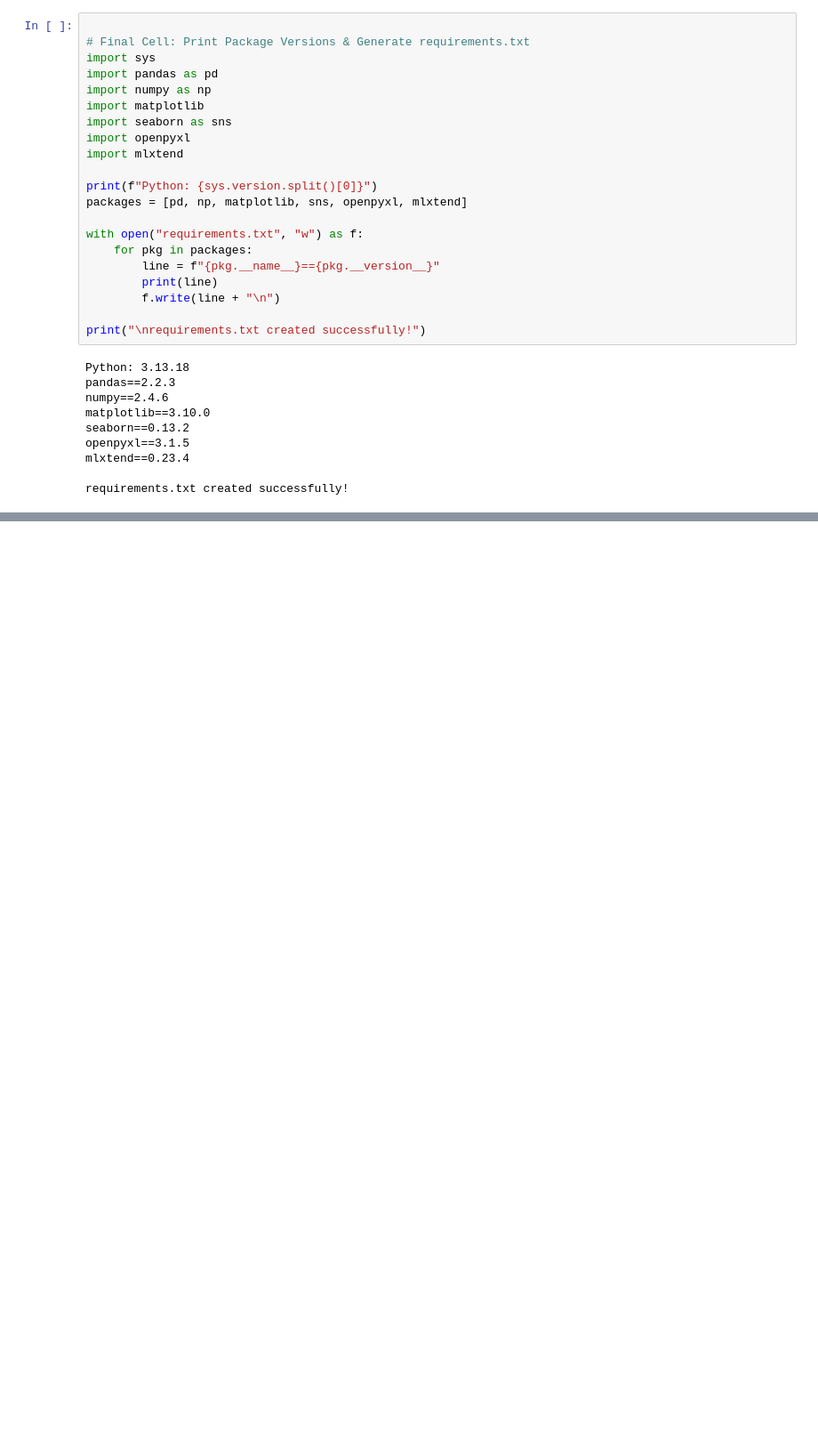
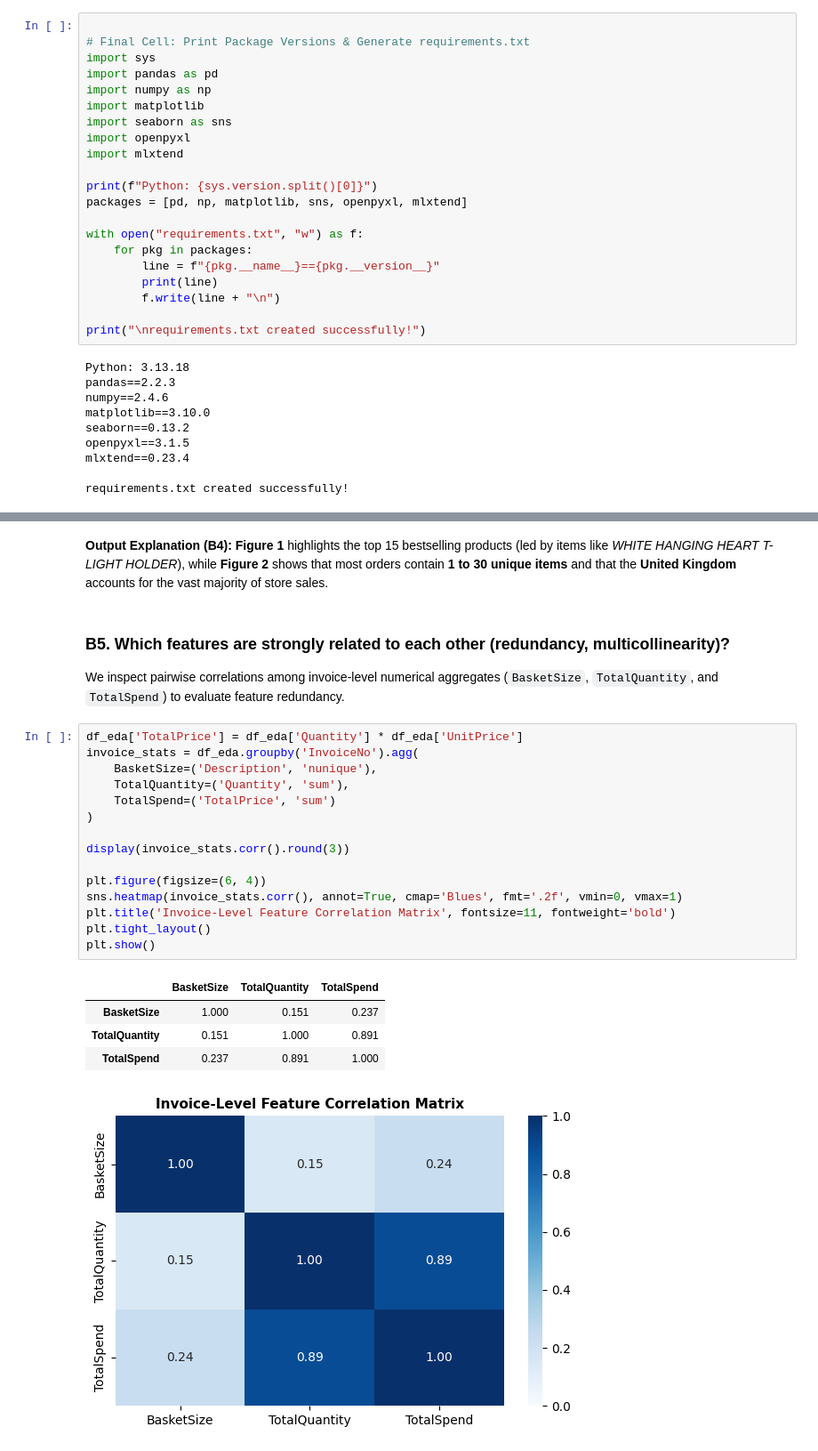
Before and after one commit to zaldybiliran/New_ML_Activities-FACILIX-, a Jupyter notebook: Facilix_ML_Project.ipynb, the cells around one changed output, grey strips where cells are left out. Shown at 89% size. Drawn from its saved outputs; the diff is of its cells as text; blank space fills up the shorter version.

```diff
--- a/Facilix_ML_Project.ipynb
+++ b/Facilix_ML_Project.ipynb
@@ -148,0 +390,26 @@ requirements.txt created successfully!
+# %% [markdown]
+**Output Explanation (B4):** **Figure 1** highlights the top 15 bestselling products (led by items like *WHITE HANGING HEART T-LIGHT HOLDER*), while **Figure 2** shows that most orders contain **1 to 30 unique items** and that the **United Kingdom** accounts for the vast majority of store sales.
+# %% [markdown]
+### **B5**. Which features are strongly related to each other (redundancy, multicollinearity)?
+We inspect pairwise correlations among invoice-level numerical aggregates (`BasketSize`, `TotalQuantity`, and `TotalSpend`) to evaluate feature redundancy.
+# %%
+df_eda['TotalPrice'] = df_eda['Quantity'] * df_eda['UnitPrice']
+invoice_stats = df_eda.groupby('InvoiceNo').agg(
+    BasketSize=('Description', 'nunique'),
+    TotalQuantity=('Quantity', 'sum'),
+    TotalSpend=('TotalPrice', 'sum')
+)
+
+display(invoice_stats.corr().round(3))
+
+plt.figure(figsize=(6, 4))
+sns.heatmap(invoice_stats.corr(), annot=True, cmap='Blues', fmt='.2f', vmin=0, vmax=1)
+plt.title('Invoice-Level Feature Correlation Matrix', fontsize=11, fontweight='bold')
+plt.tight_layout()
+plt.show()
+# %% [output]
+|  | BasketSize | TotalQuantity | TotalSpend |
+| BasketSize | 1.000 | 0.151 | 0.237 |
+| TotalQuantity | 0.151 | 1.000 | 0.891 |
+| TotalSpend | 0.237 | 0.891 | 1.000 |
+[figure, added]
```
Also changed, not shown: parts of 56 cells of this notebook, 5 other files.
